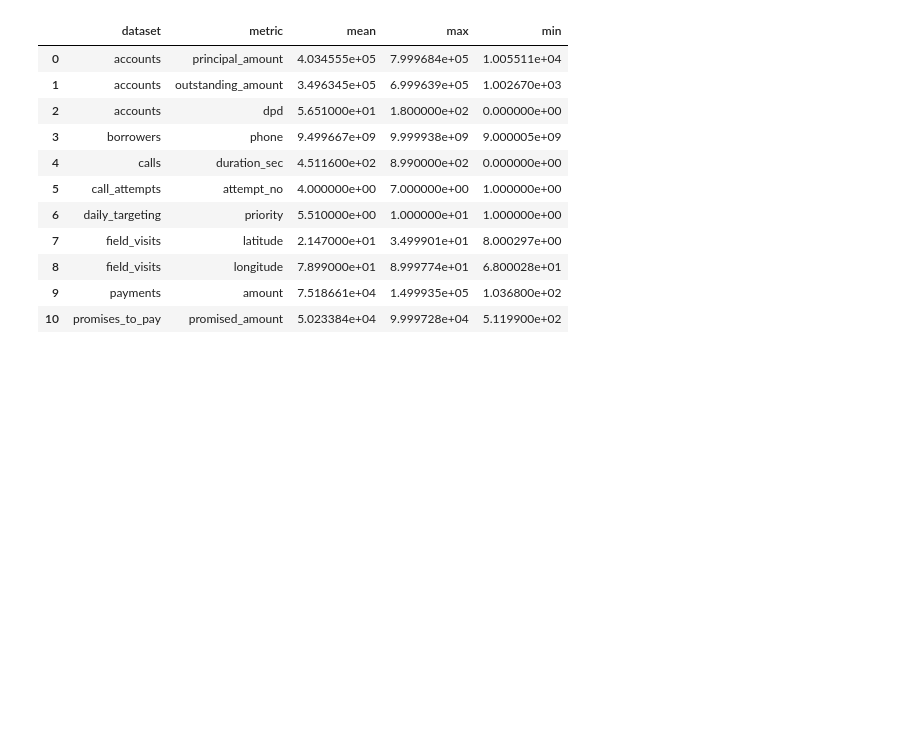
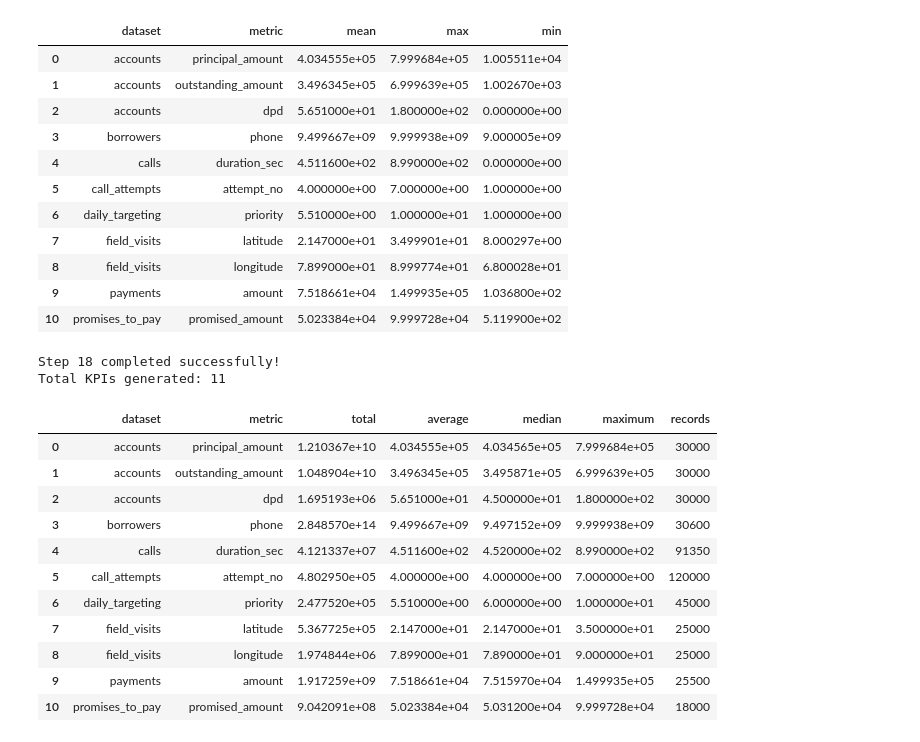
Before and after one commit to Rohit3435/Data_Analyst_Assignment, a Jupyter notebook: Analysis.ipynb, the cells around one changed output. Saved outputs shown, nothing was run; the diff lists cells and outputs as text; code cells hidden in the pictures; blank space fills up the shorter version.

Commit message:
Create KPI and business metrics summary

```diff
--- a/Analysis.ipynb
+++ b/Analysis.ipynb
@@ -419,3 +419,58 @@ Total insights generated: 11
 | 8 | field_visits | longitude | 7.899000e+01 | 8.999774e+01 | 6.800028e+01 |
 | 9 | payments | amount | 7.518661e+04 | 1.499935e+05 | 1.036800e+02 |
 | 10 | promises_to_pay | promised_amount | 5.023384e+04 | 9.999728e+04 | 5.119900e+02 |
+# %%
+# Step 18: KPI and Business Metrics Summary
+
+kpi_results = []
+
+for dataset_name, df in datasets.items():
+
+    numeric_cols = df.select_dtypes(include="number").columns.tolist()
+
+    for column in numeric_cols:
+
+        total = df[column].sum()
+        average = df[column].mean()
+        median = df[column].median()
+        maximum = df[column].max()
+
+        kpi_results.append({
+            "dataset": dataset_name,
+            "metric": column,
+            "total": round(total, 2),
+            "average": round(average, 2),
+            "median": round(median, 2),
+            "maximum": round(maximum, 2),
+            "records": len(df)
+        })
+
+kpi_summary_df = pd.DataFrame(kpi_results)
+
+# Save KPI summary
+os.makedirs("output/final_analysis", exist_ok=True)
+
+kpi_summary_df.to_csv(
+    "output/final_analysis/kpi_summary.csv",
+    index=False
+)
+
+print("Step 18 completed successfully!")
+print("Total KPIs generated:", len(kpi_summary_df))
+
+display(kpi_summary_df.head(30))
+# %% [output]
+Step 18 completed successfully!
+Total KPIs generated: 11
+|  | dataset | metric | total | average | median | maximum | records |
+| 0 | accounts | principal_amount | 1.210367e+10 | 4.034555e+05 | 4.034565e+05 | 7.999684e+05 | 30000 |
+| 1 | accounts | outstanding_amount | 1.048904e+10 | 3.496345e+05 | 3.495871e+05 | 6.999639e+05 | 30000 |
+| 2 | accounts | dpd | 1.695193e+06 | 5.651000e+01 | 4.500000e+01 | 1.800000e+02 | 30000 |
+| 3 | borrowers | phone | 2.848570e+14 | 9.499667e+09 | 9.497152e+09 | 9.999938e+09 | 30600 |
+| 4 | calls | duration_sec | 4.121337e+07 | 4.511600e+02 | 4.520000e+02 | 8.990000e+02 | 91350 |
+| 5 | call_attempts | attempt_no | 4.802950e+05 | 4.000000e+00 | 4.000000e+00 | 7.000000e+00 | 120000 |
+| 6 | daily_targeting | priority | 2.477520e+05 | 5.510000e+00 | 6.000000e+00 | 1.000000e+01 | 45000 |
+| 7 | field_visits | latitude | 5.367725e+05 | 2.147000e+01 | 2.147000e+01 | 3.500000e+01 | 25000 |
+| 8 | field_visits | longitude | 1.974844e+06 | 7.899000e+01 | 7.890000e+01 | 9.000000e+01 | 25000 |
+| 9 | payments | amount | 1.917259e+09 | 7.518661e+04 | 7.515970e+04 | 1.499935e+05 | 25500 |
+| 10 | promises_to_pay | promised_amount | 9.042091e+08 | 5.023384e+04 | 5.031200e+04 | 9.999728e+04 | 18000 |
```
Also changed, not shown: 1 other file.
